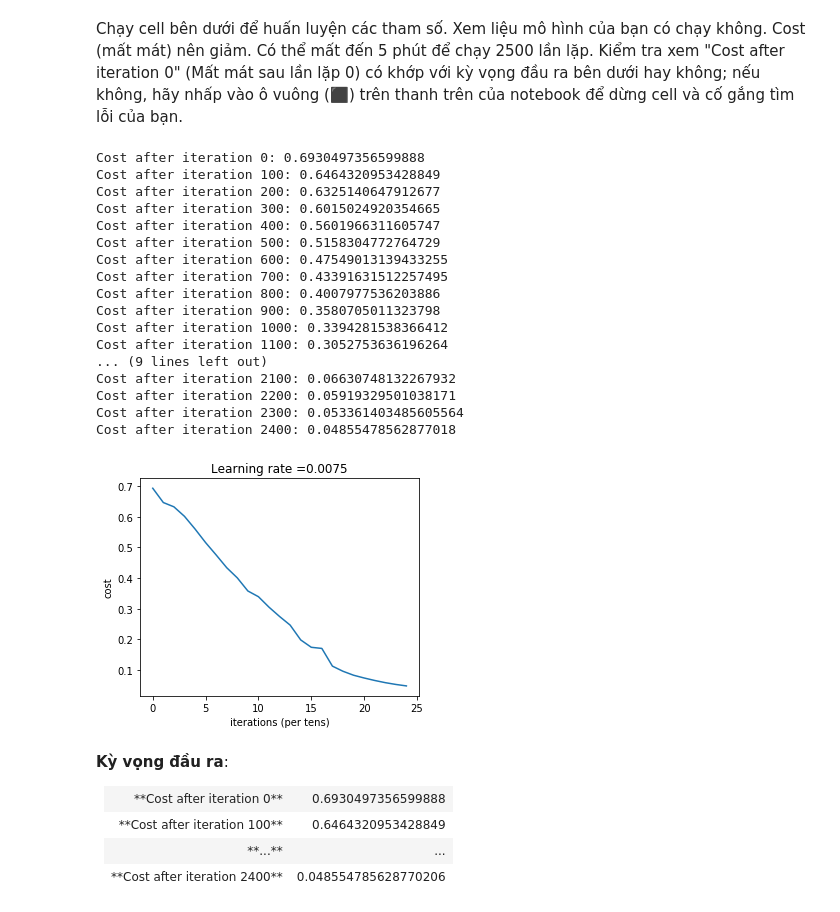
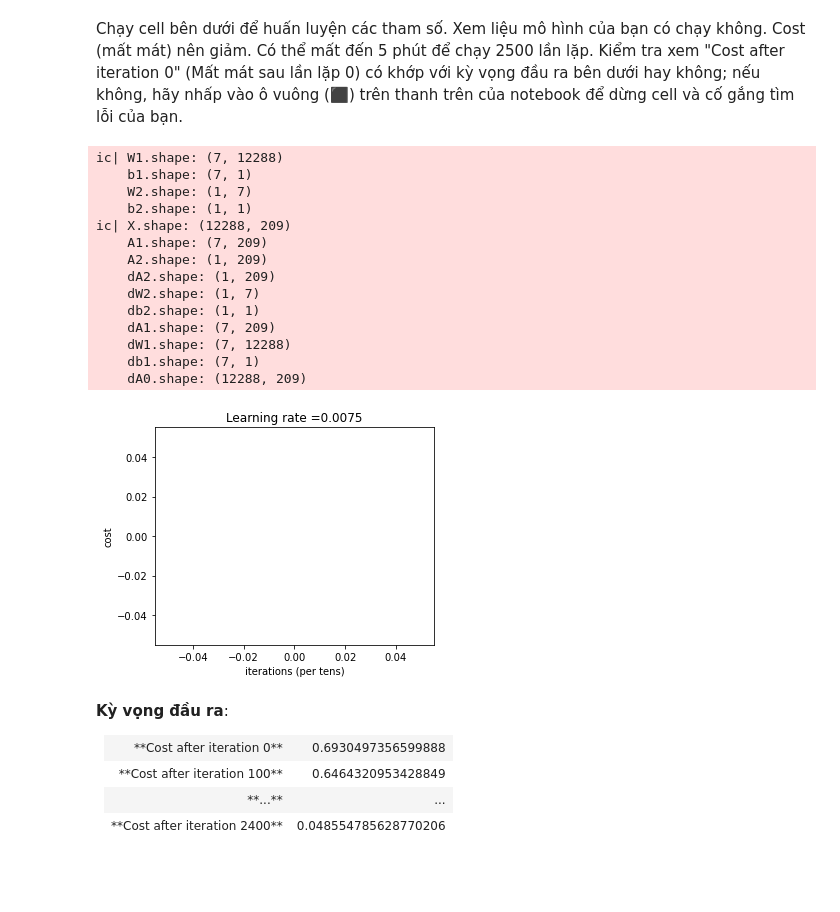
Before and after one commit to aidino/funix, a Jupyter notebook: labs/c3-classification/lab-4-deep-neural-network/lab_4_2_ung_dung_cua_DNN.ipynb, the cells around one changed output. Saved outputs shown, nothing was run; the diff lists cells and outputs as text; code cells hidden in the pictures; blank space fills up the shorter version.

```diff
--- a/labs/c3-classification/lab-4-deep-neural-network/lab_4_2_ung_dung_cua_DNN.ipynb
+++ b/labs/c3-classification/lab-4-deep-neural-network/lab_4_2_ung_dung_cua_DNN.ipynb
@@ -212,6 +213,8 @@ def two_layer_model(X, Y, layers_dims, learning_rate = 0.0075, num_iterations =
     b1 = parameters["b1"]
     W2 = parameters["W2"]
     b2 = parameters["b2"]
+
+    ic(W1.shape, b1.shape, W2.shape, b2.shape)
 
     # vòng lặp (gradient descent)
 
@@ -260,6 +263,9 @@ def two_layer_model(X, Y, layers_dims, learning_rate = 0.0075, num_iterations =
         if print_cost and i % 100 == 0:
             costs.append(cost)
 
+        if i == 0:
+            ic(X.shape, A1.shape, A2.shape, dA2.shape, dW2.shape, db2.shape, dA1.shape, dW1.shape, db1.shape, dA0.shape)
+
     # vẽ biểu đồ của cost
 
     plt.plot(np.squeeze(costs))
@@ -272,26 +278,23 @@ def two_layer_model(X, Y, layers_dims, learning_rate = 0.0075, num_iterations =
 # %% [markdown]
 Chạy cell bên dưới để huấn luyện các tham số. Xem liệu mô hình của bạn có chạy không. Cost (mất mát) nên giảm. Có thể mất đến 5 phút để chạy 2500 lần lặp. Kiểm tra xem "Cost after iteration 0" (Mất mát sau lần lặp 0) có khớp với kỳ vọng đầu ra bên dưới hay không; nếu không, hãy nhấp vào ô vuông (⬛) trên thanh trên của notebook để dừng cell và cố gắng tìm lỗi của bạn.
 # %%
-parameters = two_layer_model(train_x, train_y, layers_dims = (n_x, n_h, n_y), num_iterations = 2500, print_cost=True)
+parameters = two_layer_model(train_x, train_y, layers_dims = (n_x, n_h, n_y), num_iterations = 2500, print_cost=False)
 # %% [output]
-Cost after iteration 0: 0.6930497356599888
-Cost after iteration 100: 0.6464320953428849
-Cost after iteration 200: 0.6325140647912677
-Cost after iteration 300: 0.6015024920354665
-Cost after iteration 400: 0.5601966311605747
-Cost after iteration 500: 0.5158304772764729
-Cost after iteration 600: 0.47549013139433255
-Cost after iteration 700: 0.43391631512257495
-Cost after iteration 800: 0.4007977536203886
-Cost after iteration 900: 0.3580705011323798
-Cost after iteration 1000: 0.3394281538366412
-Cost after iteration 1100: 0.3052753636196264
-... (9 lines left out)
-Cost after iteration 2100: 0.06630748132267932
-Cost after iteration 2200: 0.05919329501038171
-Cost after iteration 2300: 0.053361403485605564
-Cost after iteration 2400: 0.04855478562877018
+ic| W1.shape: (7, 12288)
+    b1.shape: (7, 1)
+    W2.shape: (1, 7)
+    b2.shape: (1, 1)
+ic| X.shape: (12288, 209)
+    A1.shape: (7, 209)
+    A2.shape: (1, 209)
+    dA2.shape: (1, 209)
+    dW2.shape: (1, 7)
+    db2.shape: (1, 1)
+    dA1.shape: (7, 209)
+    dW1.shape: (7, 12288)
+    db1.shape: (7, 1)
+    dA0.shape: (12288, 209)
-[figure, old version]
+[figure, new version]
 # %% [markdown]
 **Kỳ vọng đầu ra**:
 <table>
```
Also changed, not shown: parts of 2 cells of this notebook, 7 other files.
